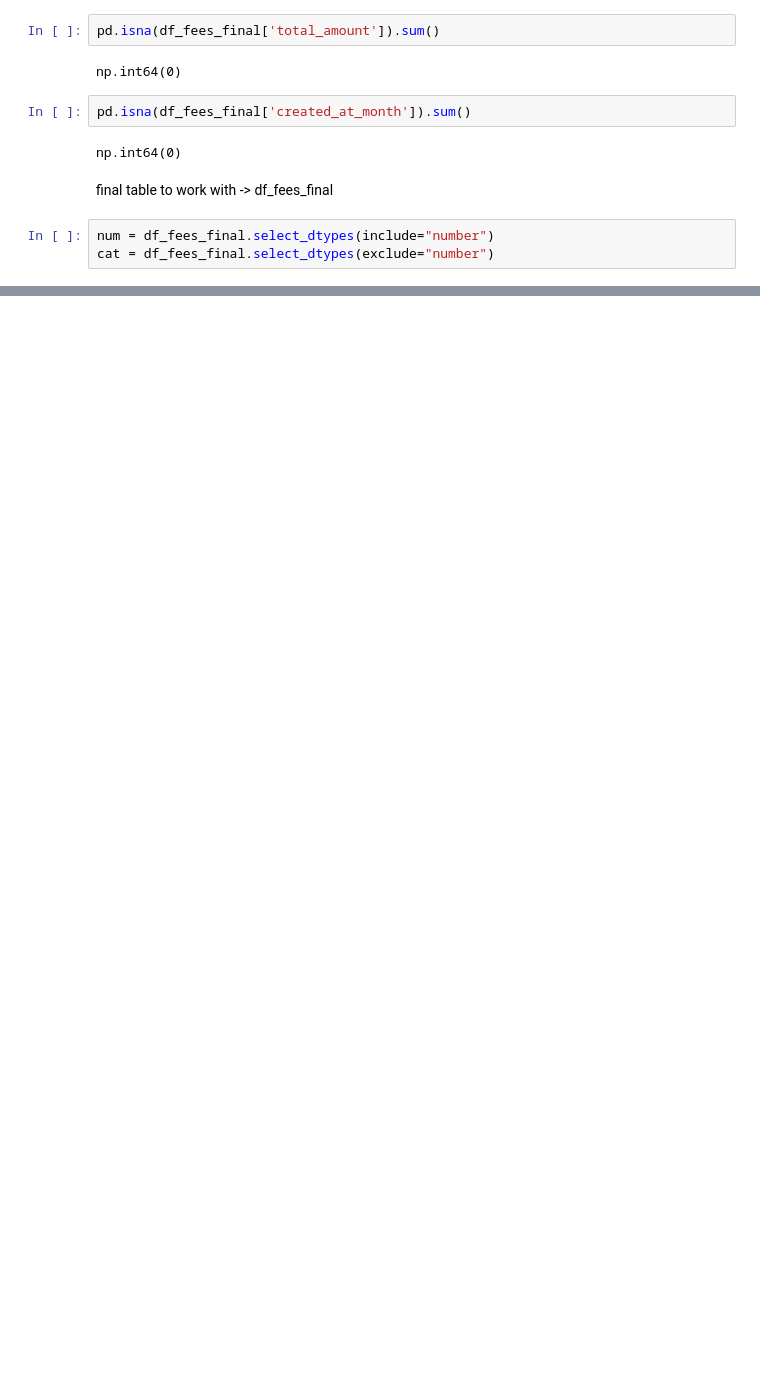
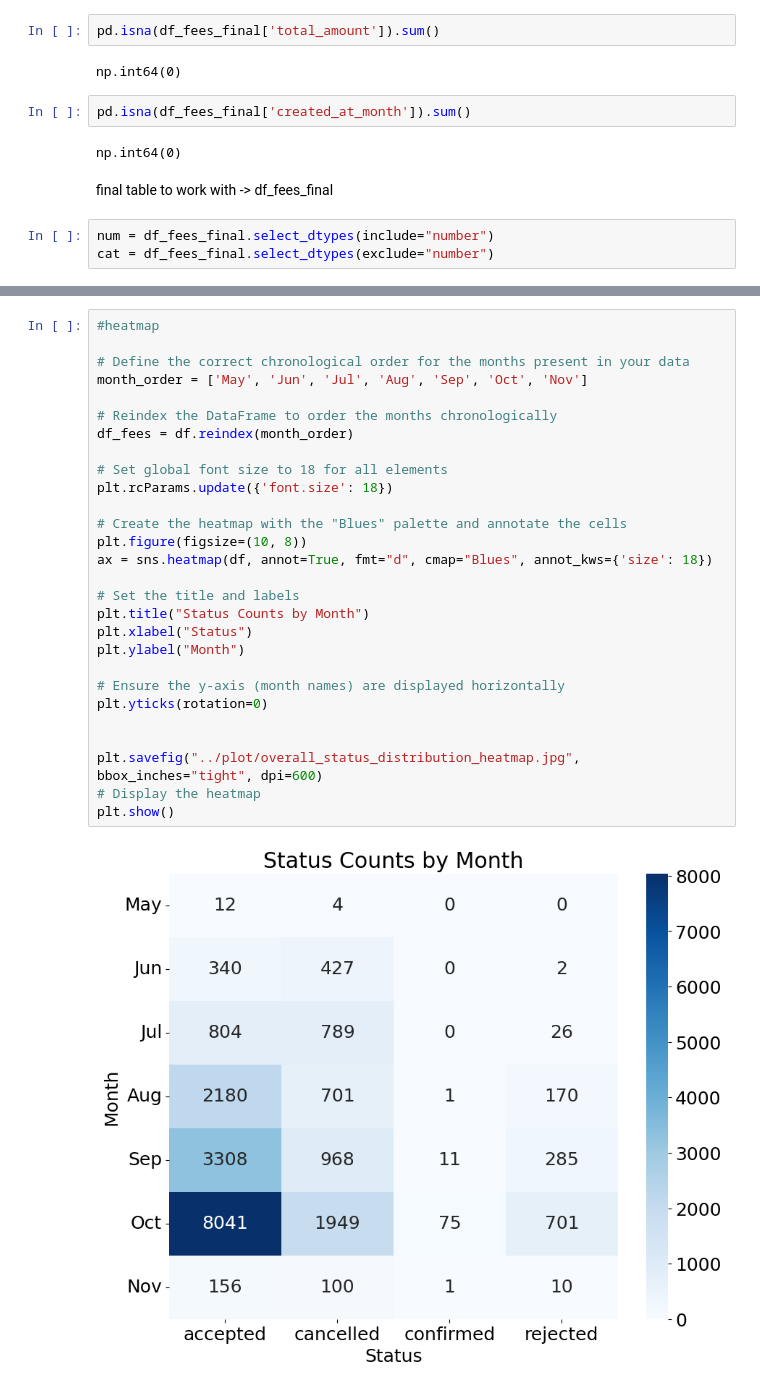
Before and after one commit to abhishek-chattopadhyay/project-1-ironhack-payments-2-en, a Jupyter notebook: code/fees.ipynb, the cells around one changed output, grey strips where cells are left out. Drawn from its saved outputs; the diff is of its cells as text; blank space fills up the shorter version.

```diff
--- a/code/fees.ipynb
+++ b/code/fees.ipynb
@@ -189,0 +334,30 @@ cat = df_fees_final.select_dtypes(exclude="number")
+# %%
+#heatmap
+
+# Define the correct chronological order for the months present in your data
+month_order = ['May', 'Jun', 'Jul', 'Aug', 'Sep', 'Oct', 'Nov']
+
+# Reindex the DataFrame to order the months chronologically
+df_fees = df.reindex(month_order)
+
+# Set global font size to 18 for all elements
+plt.rcParams.update({'font.size': 18})
+
+# Create the heatmap with the "Blues" palette and annotate the cells
+plt.figure(figsize=(10, 8))
+ax = sns.heatmap(df, annot=True, fmt="d", cmap="Blues", annot_kws={'size': 18})
+
+# Set the title and labels
+plt.title("Status Counts by Month")
+plt.xlabel("Status")
+plt.ylabel("Month")
+
+# Ensure the y-axis (month names) are displayed horizontally
+plt.yticks(rotation=0)
+
+
+plt.savefig("../plot/overall_status_distribution_heatmap.jpg", bbox_inches="tight", dpi=600)
+# Display the heatmap
+plt.show()
+# %% [output]
+[figure, added]
```
Also changed, not shown: parts of 24 cells of this notebook, 6 other files.
